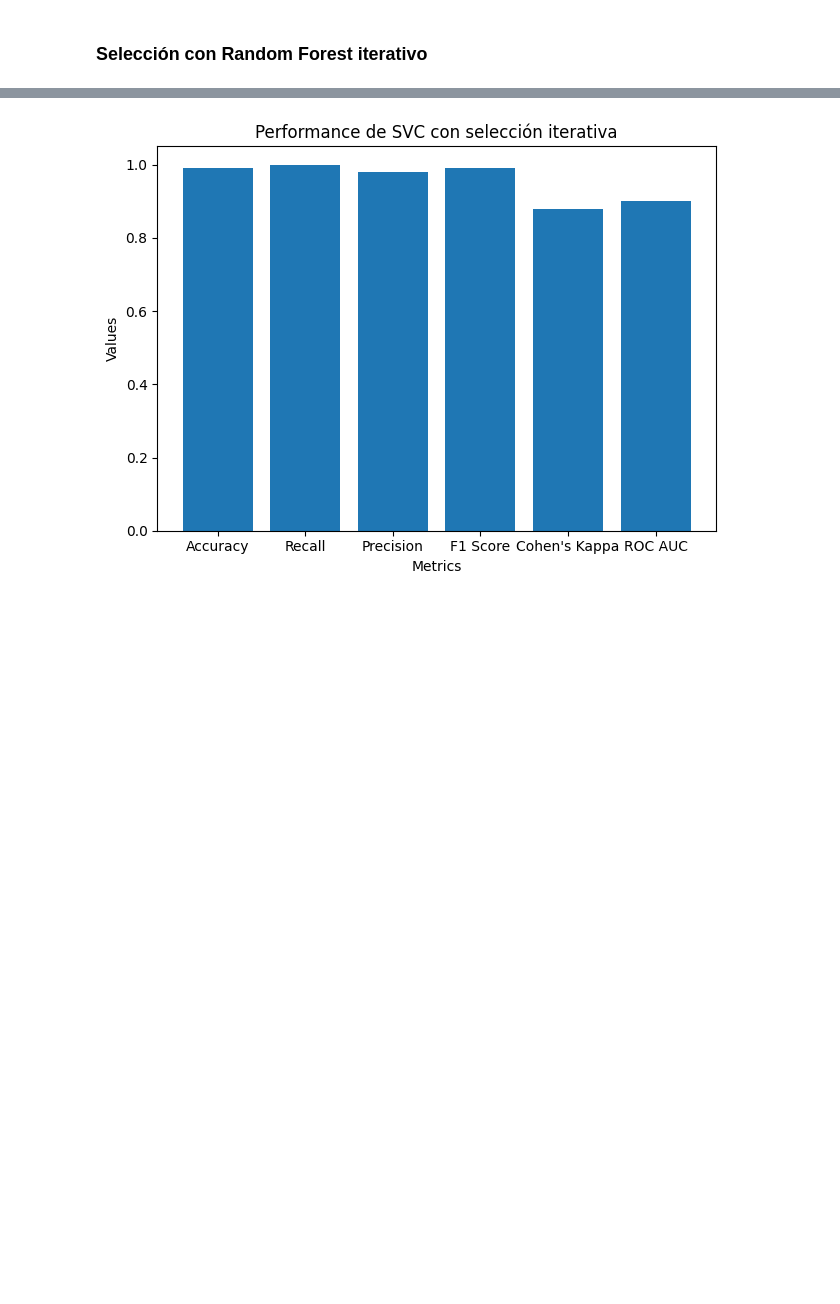
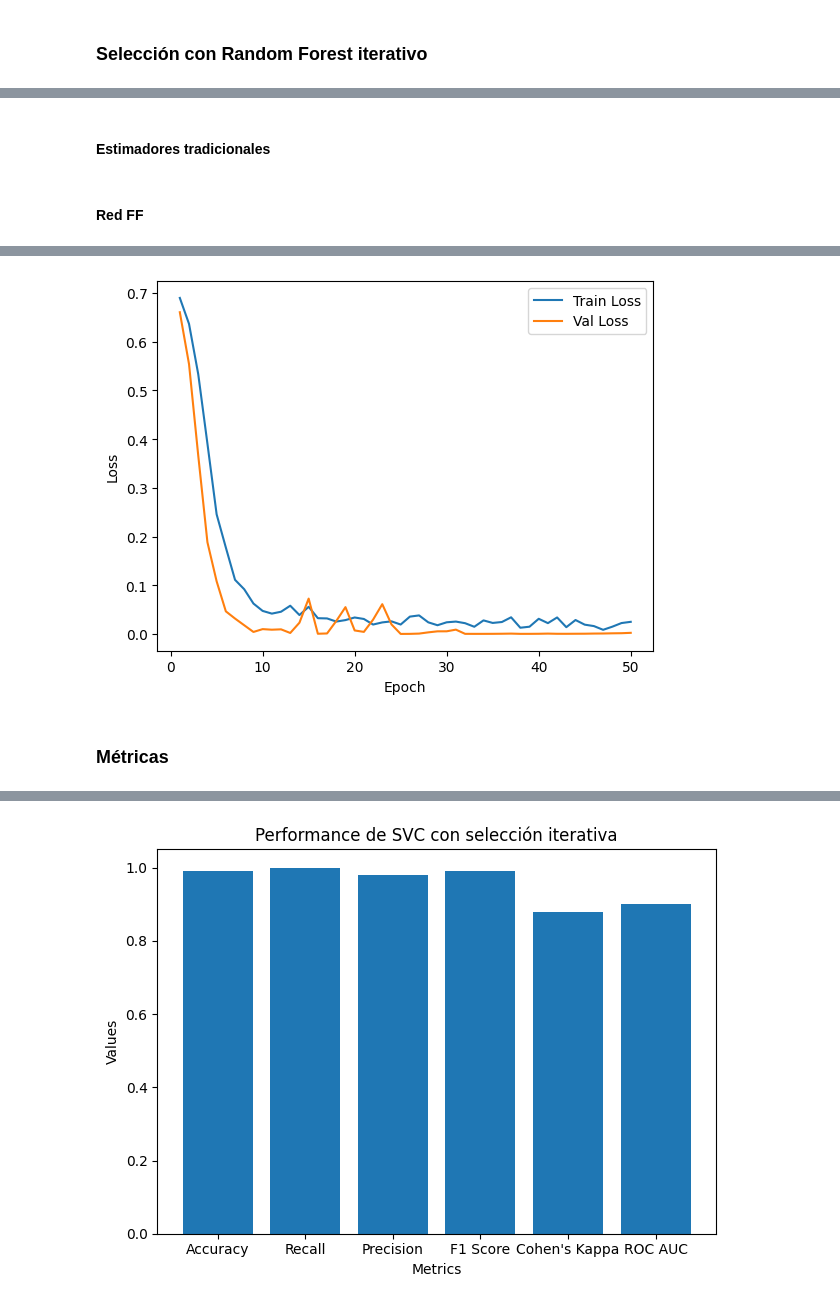
Before and after one commit to G-Urrea/Proyecto_Metilacion_ADN, a Jupyter notebook: notebooks/03-modeling_cpg.ipynb, the cells around one changed output, grey strips where cells are left out. Cells and saved outputs as stored; diff of their text form; code cells hidden in the pictures; blank space fills up the shorter version.

```diff
--- a/notebooks/03-modeling_cpg.ipynb
+++ b/notebooks/03-modeling_cpg.ipynb
@@ -178,4 +222,19 @@ x_rf.shape
+# %% [markdown]
+#### Estimadores tradicionales
 # %%
 rf_estimators = fit_estimators_from_dict(x_rf, y_rf, basic_estimators)
 # %%
 rf_pred_test = predict_from_dict(rf_test, rf_estimators)
+# %% [markdown]
+#### Red FF
+# %%
+x_rf_train, x_rf_val, y_rf_train, y_rf_val = train_test_split(
+    x_rf, y_rf, train_size=0.8, stratify=y_rf, random_state=42)
+
+train_rf_loader, val_rf_loader, test_rf_loader = create_dataloaders(x_rf_train.values, y_rf_train.values,
+                                                                       x_rf_val.values, y_rf_val.values, rf_test.values, y_test.values)
+# %%
+ff_rf = NeuralNetwork(in_features = x_rf_train.shape[1])
+rf_train_loss, rf_val_loss = simple_binary_train(ff_rf, train_rf_loader, val_rf_loader)
+train_plot(rf_train_loss, rf_val_loss)
+# %% [output]
@@ -181,0 +246 @@ rf_pred_test = predict_from_dict(rf_test, rf_estimators)
+[figure, added]
@@ -181,0 +250,2 @@ rf_pred_test = predict_from_dict(rf_test, rf_estimators)
+# %% [markdown]
+### Métricas
```
Also changed, not shown: parts of 30 cells of this notebook, 2 other files.
